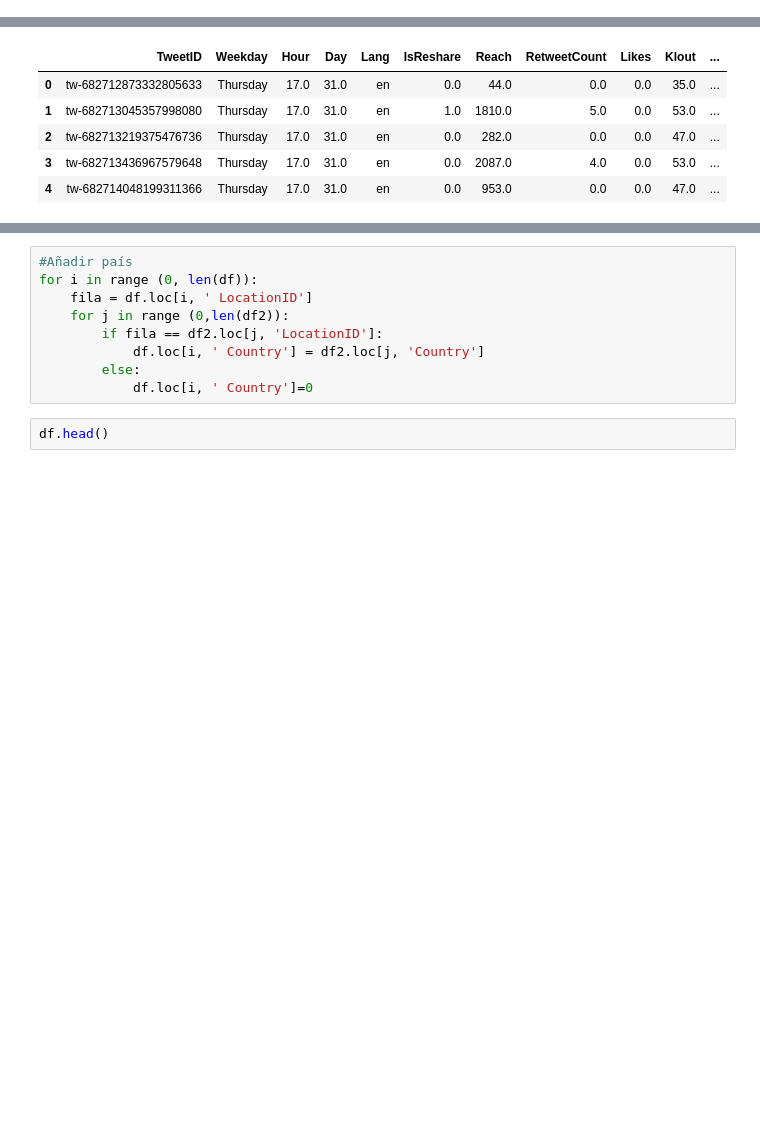
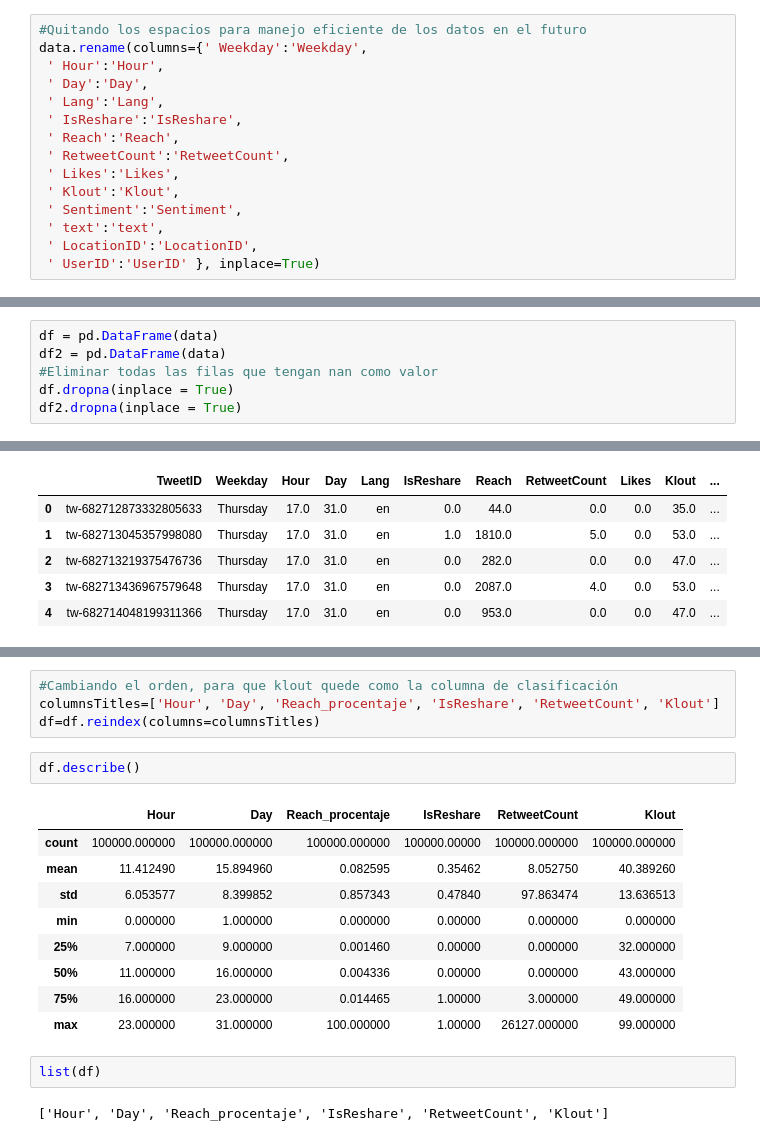
Before and after one commit to stivenramireza/hubrid-machine-learning, a Jupyter notebook: data-preparation/data_preparation.ipynb, the cells around one changed output, grey strips where cells are left out. Cells and saved outputs as stored; diff of their text form; blank space fills up the shorter version.

```diff
--- a/data-preparation/data_preparation.ipynb
+++ b/data-preparation/data_preparation.ipynb
@@ -12,0 +20,15 @@ df = pd.DataFrame(data)
+# %%
+#Quitando los espacios para manejo eficiente de los datos en el futuro
+data.rename(columns={' Weekday':'Weekday',
+ ' Hour':'Hour',
+ ' Day':'Day',
+ ' Lang':'Lang',
+ ' IsReshare':'IsReshare',
+ ' Reach':'Reach',
+ ' RetweetCount':'RetweetCount',
+ ' Likes':'Likes',
+ ' Klout':'Klout',
+ ' Sentiment':'Sentiment',
+ ' text':'text',
+ ' LocationID':'LocationID',
+ ' UserID':'UserID' }, inplace=True)
@@ -13,2 +42,8 @@ df = pd.DataFrame(data)
+# %%
+df = pd.DataFrame(data)
+df2 = pd.DataFrame(data)
+#Eliminar todas las filas que tengan nan como valor
+df.dropna(inplace = True)
+df2.dropna(inplace = True)
 # %%
 #Información de columnas y filas, con sus respectivos nombres
@@ -176,11 +255,20 @@ list(df2)
-# %%
-#Añadir país
-for i in range (0, len(df)):
-    fila = df.loc[i, ' LocationID']
-    for j in range (0,len(df2)):
-        if fila == df2.loc[j, 'LocationID']:
-            df.loc[i, ' Country'] = df2.loc[j, 'Country']
-        else:
-            df.loc[i, ' Country']=0
+# %%
+#Cambiando el orden, para que klout quede como la columna de clasificación
+columnsTitles=['Hour', 'Day', 'Reach_procentaje', 'IsReshare', 'RetweetCount', 'Klout']
+df=df.reindex(columns=columnsTitles)
 # %%
-df.head()
+df.describe()
+# %% [output]
+|  | Hour | Day | Reach_procentaje | IsReshare | RetweetCount | Klout |
+| count | 100000.000000 | 100000.000000 | 100000.000000 | 100000.00000 | 100000.000000 | 100000.000000 |
+| mean | 11.412490 | 15.894960 | 0.082595 | 0.35462 | 8.052750 | 40.389260 |
+| std | 6.053577 | 8.399852 | 0.857343 | 0.47840 | 97.863474 | 13.636513 |
+| min | 0.000000 | 1.000000 | 0.000000 | 0.00000 | 0.000000 | 0.000000 |
+| 25% | 7.000000 | 9.000000 | 0.001460 | 0.00000 | 0.000000 | 32.000000 |
+| 50% | 11.000000 | 16.000000 | 0.004336 | 0.00000 | 0.000000 | 43.000000 |
+| 75% | 16.000000 | 23.000000 | 0.014465 | 1.00000 | 3.000000 | 49.000000 |
+| max | 23.000000 | 31.000000 | 100.000000 | 1.00000 | 26127.000000 | 99.000000 |
+# %%
+list(df)
+# %% [output]
+['Hour', 'Day', 'Reach_procentaje', 'IsReshare', 'RetweetCount', 'Klout']
```
Also changed, not shown: parts of 30 cells of this notebook, 5 other files.
